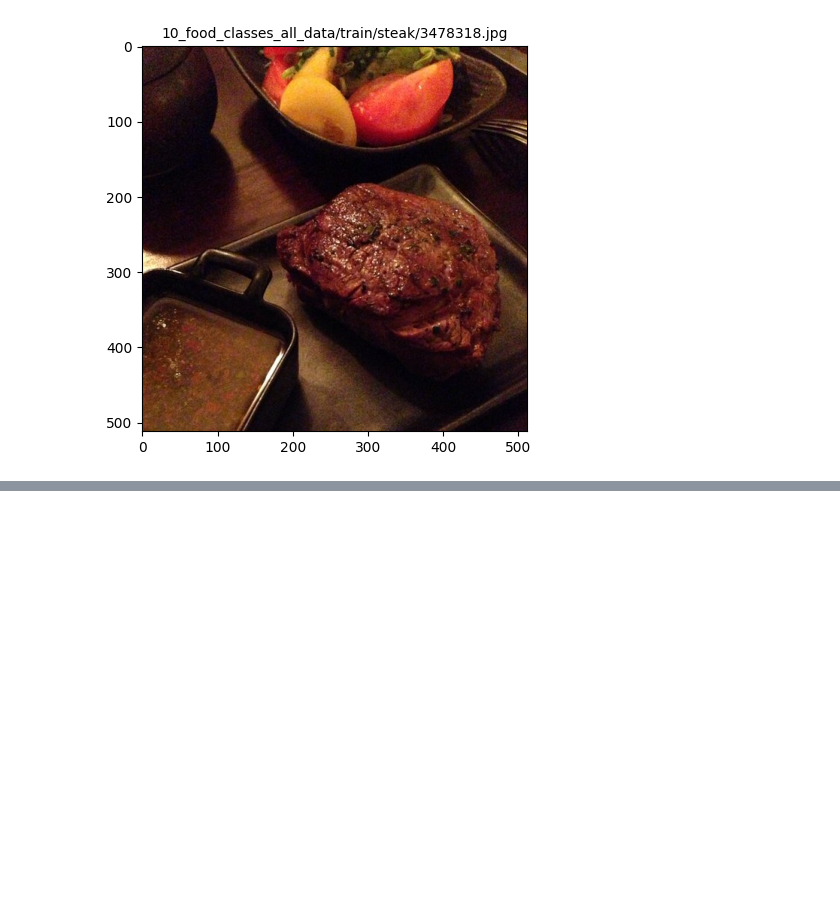
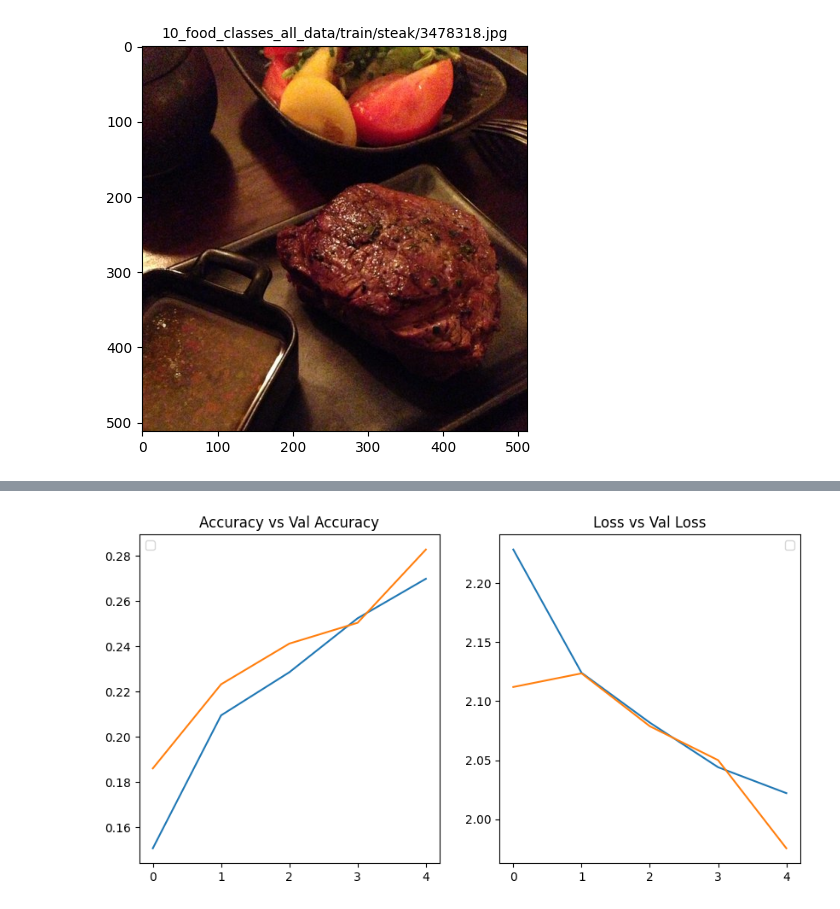
Before and after one commit to 5h4rrk/dl-experiments, a Jupyter notebook: Transfer_Learningipynb.ipynb, the cells around one changed output, grey strips where cells are left out. Saved outputs shown, nothing was run; the diff lists cells and outputs as text; code cells hidden in the pictures; blank space fills up the shorter version.

```diff
--- a/Transfer_Learningipynb.ipynb
+++ b/Transfer_Learningipynb.ipynb
@@ -92,0 +98,16 @@ viewData(train_dir)
+# %%
+train_data = test_datagen.flow_from_directory(directory=train_dir,
+                                              target_size=(224,224),
+                                              color_mode='rgb',
+                                              classes=None ,
+                                              shuffle=True,
+                                              seed=42,
+                                              class_mode = 'categorical')
+
+test_data = test_datagen.flow_from_directory(directory=test_dir,
+                                             target_size=(224,224),
+                                             color_mode='rgb',
+                                             classes=None,
+                                             shuffle=False,
+                                             seed=42,
+                                             class_mode = 'categorical')
@@ -92,0 +173,17 @@ viewData(train_dir)
+# %%
+def plot_the_graph(hist):
+  plt.figure(figsize=(10,5))
+  plt.subplot(1,2,1)
+  plt.title("Accuracy vs Val Accuracy")
+  plt.plot(hist.history['accuracy'])
+  plt.plot(hist.history['val_accuracy'])
+  plt.legend()
+
+  plt.subplot(1,2,2)
+  plt.title('Loss vs Val Loss')
+  plt.plot(hist.history['loss'])
+  plt.plot(hist.history['val_loss'])
+  plt.legend()
+# %%
+plot_the_graph(history1)
+# %% [output]
@@ -92,0 +192 @@ viewData(train_dir)
+[figure, added]
```
Also changed, not shown: parts of 9 cells of this notebook.
